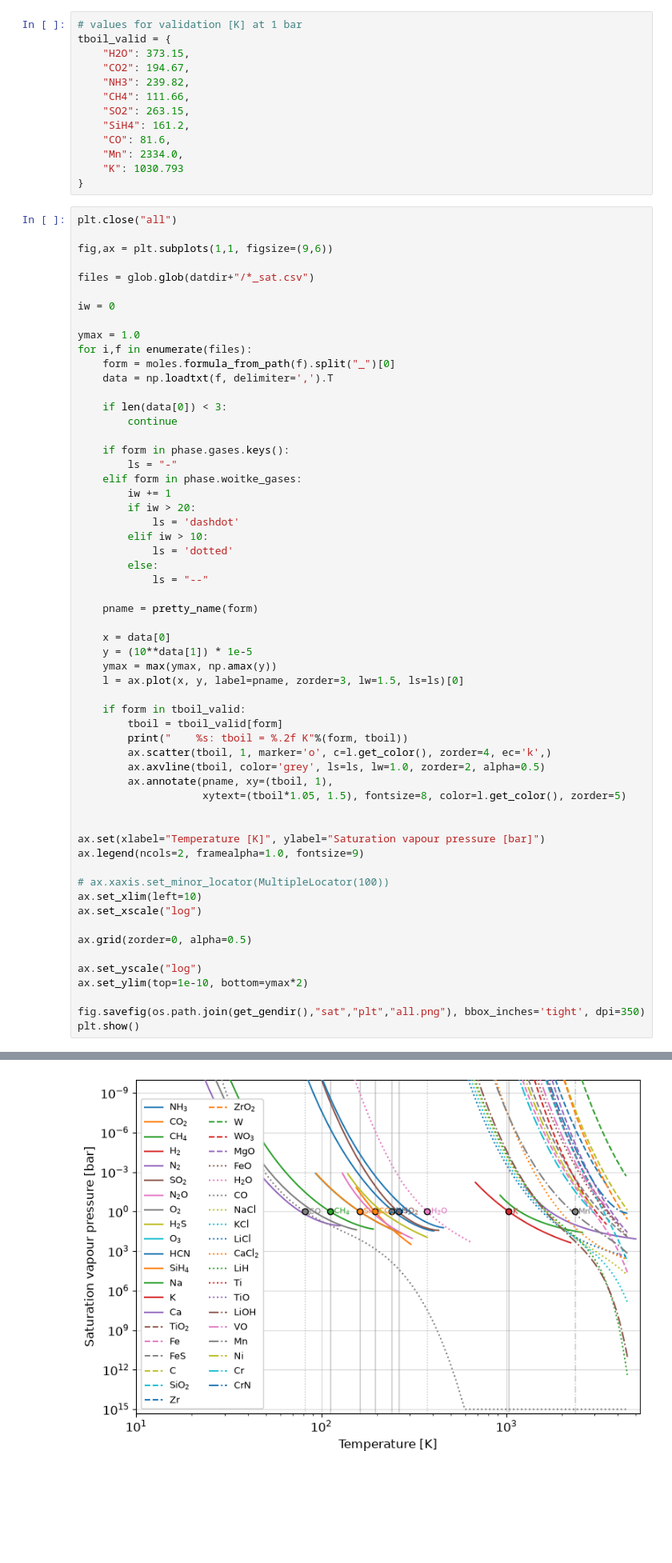
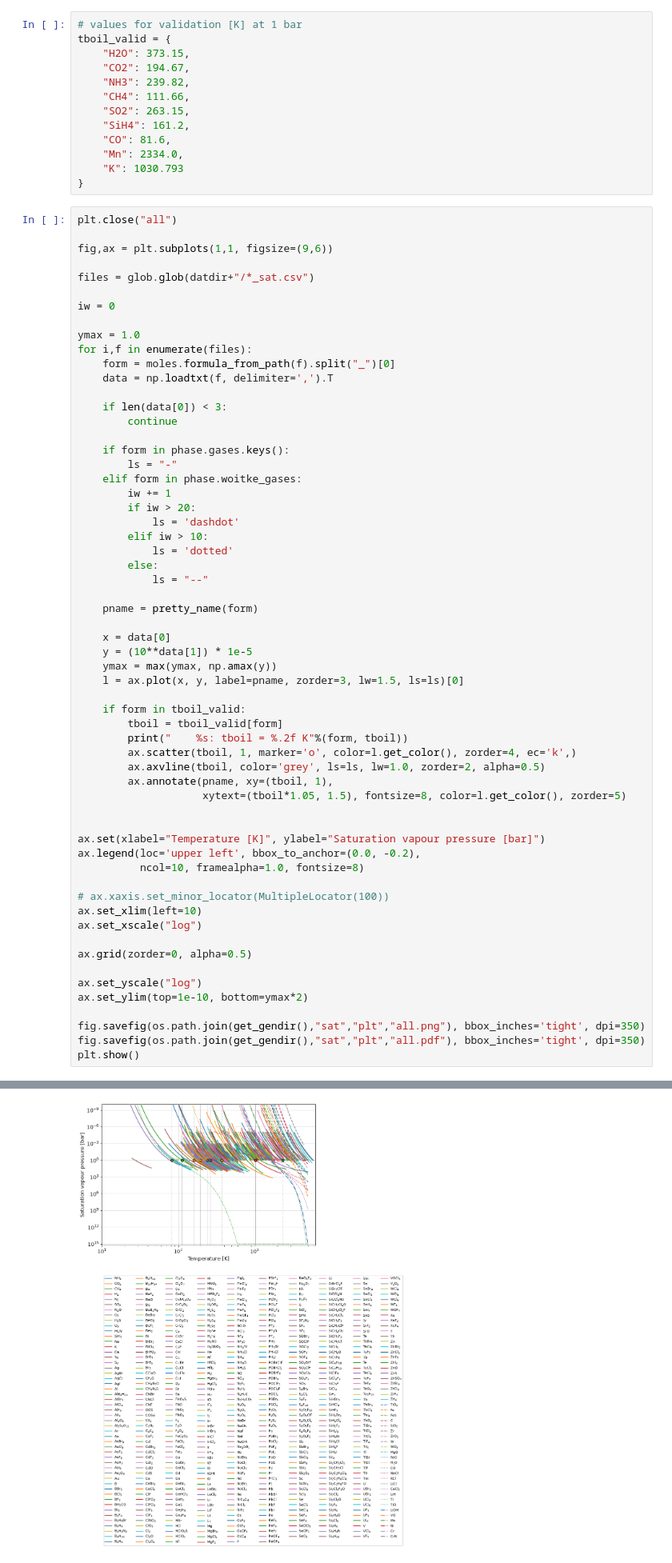
Before and after one commit to nichollsh/ThermoTools, a Jupyter notebook: workflow/04_psat_parse.ipynb, the cells around one changed output, grey strips where cells are left out. Shown at 80% size. Saved outputs shown, nothing was run; the diff lists cells and outputs as text; blank space fills up the shorter version.

```diff
--- a/workflow/04_psat_parse.ipynb
+++ b/workflow/04_psat_parse.ipynb
@@ -211,34 +211,36 @@ for i,f in enumerate(files):
     if form in tboil_valid:
         tboil = tboil_valid[form]
         print("    %s: tboil = %.2f K"%(form, tboil))
-        ax.scatter(tboil, 1, marker='o', c=l.get_color(), zorder=4, ec='k',)
+        ax.scatter(tboil, 1, marker='o', color=l.get_color(), zorder=4, ec='k',)
         ax.axvline(tboil, color='grey', ls=ls, lw=1.0, zorder=2, alpha=0.5)
         ax.annotate(pname, xy=(tboil, 1),
                     xytext=(tboil*1.05, 1.5), fontsize=8, color=l.get_color(), zorder=5)
 
 
 ax.set(xlabel="Temperature [K]", ylabel="Saturation vapour pressure [bar]")
-ax.legend(ncols=2, framealpha=1.0, fontsize=9)
+ax.legend(loc='upper left', bbox_to_anchor=(0.0, -0.2),
+          ncol=10, framealpha=1.0, fontsize=8)
 
 # ax.xaxis.set_minor_locator(MultipleLocator(100))
 ax.set_xlim(left=10)
 ax.set_xscale("log")
 
 ax.grid(zorder=0, alpha=0.5)
 
 ax.set_yscale("log")
 ax.set_ylim(top=1e-10, bottom=ymax*2)
 
 fig.savefig(os.path.join(get_gendir(),"sat","plt","all.png"), bbox_inches='tight', dpi=350)
+fig.savefig(os.path.join(get_gendir(),"sat","plt","all.pdf"), bbox_inches='tight', dpi=350)
 plt.show()
 # %% [output]
     NH3: tboil = 239.82 K
     CO2: tboil = 194.67 K
     CH4: tboil = 111.66 K
     SO2: tboil = 263.15 K
     SiH4: tboil = 161.20 K
     K: tboil = 1030.79 K
     H2O: tboil = 373.15 K
     CO: tboil = 81.60 K
     Mn: tboil = 2334.00 K
-[figure, old version]
+[figure, new version]
```
Also changed, not shown: parts of 1 cell of this notebook, 5 other files.
